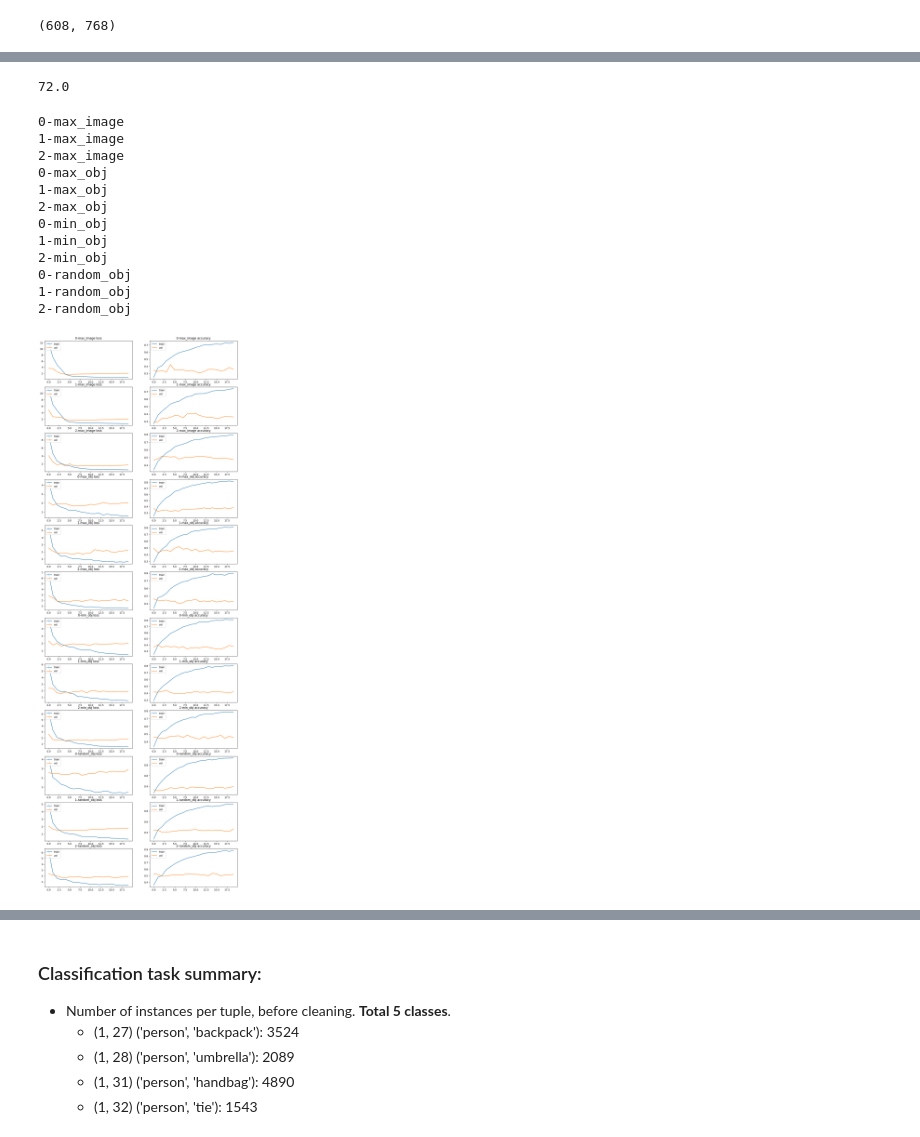
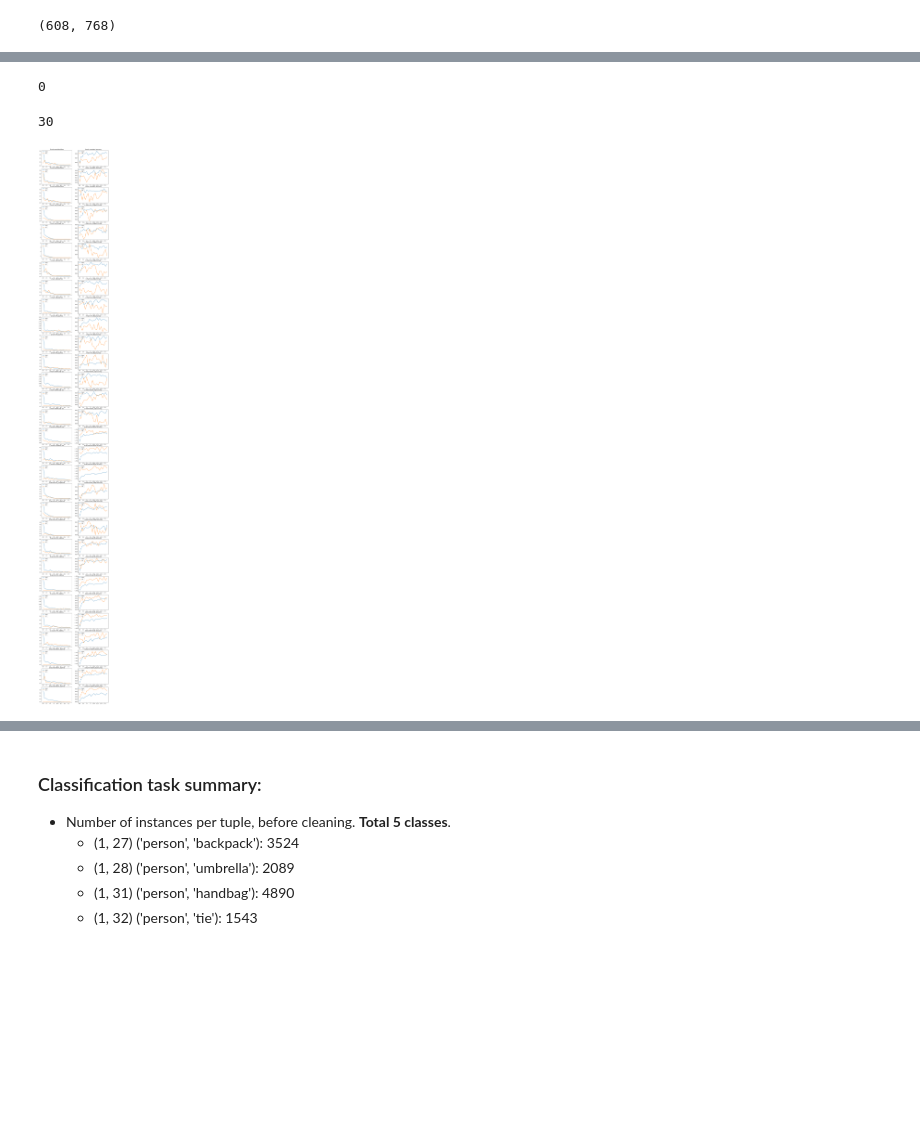
Before and after one commit to bodias/vision-transformers-analysis, a Jupyter notebook: sample_image_captioning/decoding_taks.ipynb, the cells around one changed output, grey strips where cells are left out. Saved outputs shown, nothing was run; the diff lists cells and outputs as text; code cells hidden in the pictures; blank space fills up the shorter version.

```diff
--- a/sample_image_captioning/decoding_taks.ipynb
+++ b/sample_image_captioning/decoding_taks.ipynb
@@ -62,7 +31,8 @@ features.head()
 | 3 | [{'max_image': 173, 'max_obj': 17... | 173.0 | [{'max_image': 173, 'max_obj': 19... | 120.0 | [{'max_image': 173, 'max_obj': 17... | ... |
 | 4 | [{'max_image': 10, 'max_obj': 10,... | 161.0 | [{'max_image': 10, 'max_obj': 105... | 119.0 | [{'max_image': 10, 'max_obj': 10,... | ... |
 # %%
-labels = ['backpack', 'umbrella', 'handbag', 'tie', 'suitcase']
+# labels = ['backpack', 'umbrella', 'handbag', 'tie', 'suitcase']
+labels = ['backpack', 'umbrella', 'handbag', 'tie', 'suitcase', 'bottle', 'cup', 'fork', 'knife', 'bowl', 'chair']
 # (1, 27) ('person', 'backpack'): 3524
 # (1, 28) ('person', 'umbrella'): 2089
 # (1, 31) ('person', 'handbag'): 4890
@@ -127,6 +110,7 @@ token_strategies = ["consistent", 'max_image', 'max_obj', 'min_obj', 'random_obj
 layers_map = {0: '09', 1: '10', 2: '11'}
 layers = [0, 1, 2]
 objects = ['main', 'second']
+model = "svm"
 
 histories = {}
 test_scores = {}
@@ -143,6 +127,7 @@ for obj in objects:
             for file in files:
                 print(f"Processing file '{file}'")
                 features = pd.read_pickle(file)
+                features = features[:1000]
                 features = features[(~features["second_fg_tokens"].isnull()) &
                                     (~features["main_fg_tokens"].isnull()) &
                                     (~features["second_consistent_fg_token"].isnull()) &
@@ -161,23 +146,29 @@ for obj in objects:
 
             x = x[:samples_i,:]
             y = y[:samples_i,:]
-            y = to_categorical(y)
+            if model=="NN":
+                y = to_categorical(y)
 
             train_data, test_data, train_labels, test_labels = train_test_split(x, y, test_size=0.10,
                                                                                 random_state=42,
                                                                                 shuffle=True)
-            clf_model = base_model()
-            print("Training model...")
-            hist = clf_model.fit(tf.stack(train_data),
+            clf_model = base_model(model)
+            print(f"Training model: {layer}-{obj}-{strategy}")
+            if model == "NN":
+                hist = clf_model.fit(tf.stack(train_data),
                                  tf.stack(train_labels),
                                  validation_split=0.10,
-                                 epochs=20,
+                                 epochs=30,
                                  batch_size=128,
                                  verbose=0)
-            histories[f"{layer}-{obj}-{strategy}"] = hist
-            print("Evaluating model...")
-            test_scores[f"{layer}-{obj}-{strategy}"] = clf_model.evaluate(tf.stack(test_data), tf.stack(test_labels), batch_size=len(test_data))
-            print("Done...")
+                histories[f"{layer}-{obj}-{strategy}"] = hist
+                print("Evaluating model...")
+                test_scores[f"{layer}-{obj}-{strategy}"] = clf_model.evaluate(tf.stack(test_data), tf.stack(test_labels), batch_size=len(test_data))
+                print("Done...")
+            else:
+                clf_model.fit(train_data, train_labels)
+                y_pred = clf_model.predict(test_data)
+                test_scores[f"{layer}-{obj}-{strategy}"] = metrics.accuracy_score(test_labels, y_pred)
 # %% [output]
 Processing file 'feat_backpack.pickle'
 Processing file 'feat_handbag.pickle'
@@ -200,39 +185,31 @@ Done...
 Processing file 'feat_backpack.pickle'
 Processing file 'feat_handbag.pickle'
 ... (88 outputs left out)
-# %%
-token
-# %% [output]
-72.0
+# %%
+len(histories.keys())
+# %% [output]
+0
+# %%
+len(test_scores.keys())
+# %% [output]
+30
 # %%
-fig, axs = plt.subplots(nrows=12, ncols=2, figsize=(14, 40))
+fig, axs = plt.subplots(nrows=30, ncols=2, figsize=(12, 100))
 for idx, (layer_name, hist) in enumerate(histories.items()):
     axs[idx, 0].plot(hist.history['loss'])
     axs[idx, 0].plot(hist.history['val_loss'])
     axs[idx, 0].set_title(f'{layer_name} loss')
 #     axs[idx, 0].ylabel('loss')
 #     axs[idx, 0].xlabel('epoch')
     axs[idx, 0].legend(['train', 'val'], loc='upper left')
 
     axs[idx, 1].plot(hist.history['accuracy'])
     axs[idx, 1].plot(hist.history['val_accuracy'])
     axs[idx, 1].set_title(f'{layer_name} accuracy')
 #     axs[idx, 1].ylabel('accuracy')
 #     axs[idx, 1].xlabel('epoch')
     axs[idx, 1].legend(['train', 'val'], loc='upper left')
 
 plt.show()
 # %% [output]
-0-max_image
-1-max_image
-2-max_image
-0-max_obj
-1-max_obj
-2-max_obj
-0-min_obj
-1-min_obj
-2-min_obj
-0-random_obj
-1-random_obj
-2-random_obj
-[figure, old version]
+[figure, new version]
```
Also changed, not shown: parts of 15 cells of this notebook, 2 other files.
